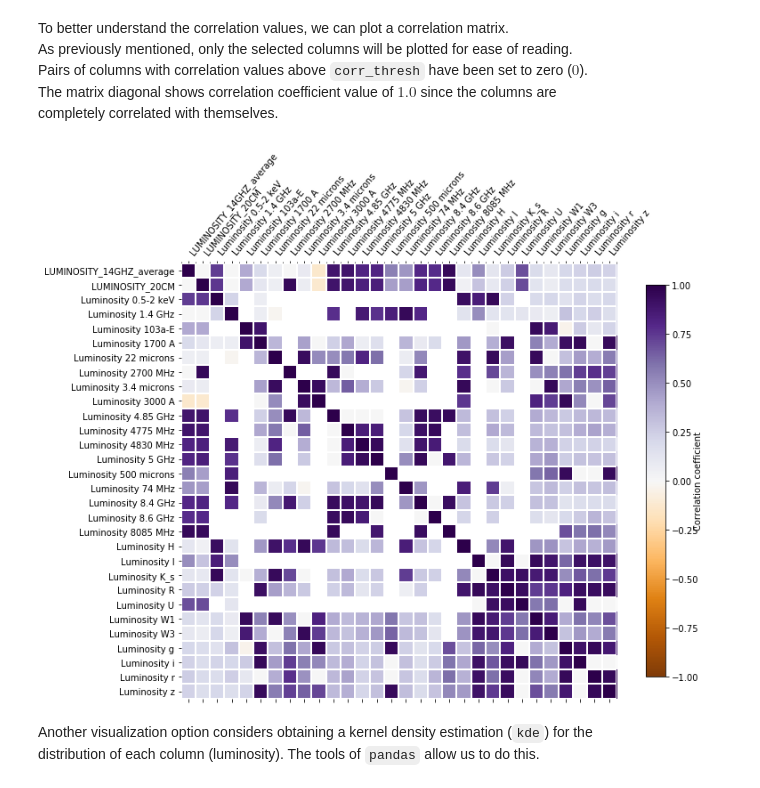
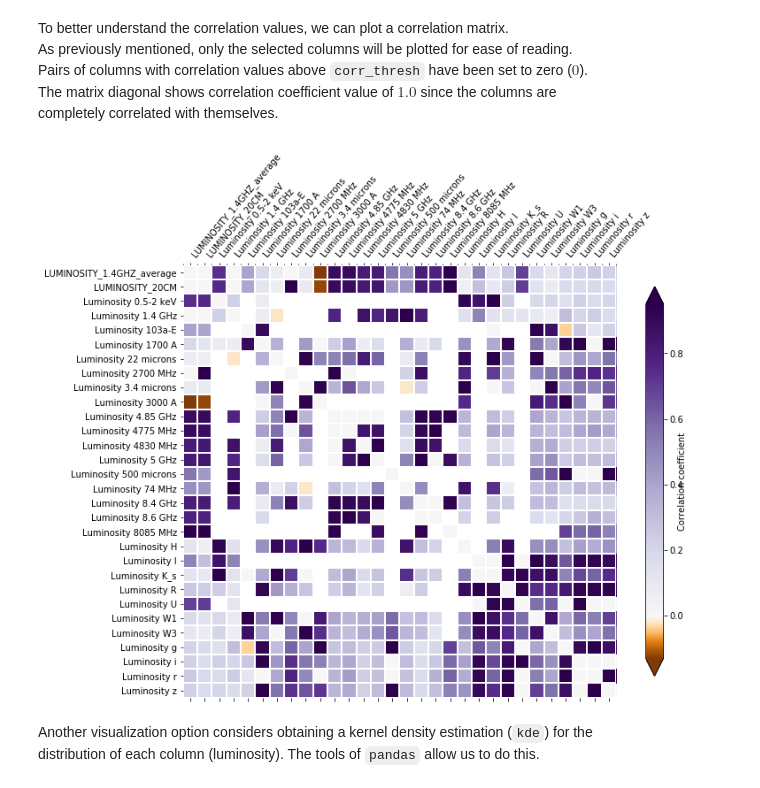
Before and after one commit to racarvajal/work_notes, a Jupyter notebook: Analyze_high_z_cat.ipynb, the cells around one changed output. Cells and saved outputs as stored; diff of their text form; code cells hidden in the pictures.

Commit message:
Improved colors

```diff
--- a/Analyze_high_z_cat.ipynb
+++ b/Analyze_high_z_cat.ipynb
@@ -89,3 +94,19 @@ def lum_from_flux(flux, redshift):  # Flux in mJy
+# %%
+class MidpointNormalize(mcolors.Normalize):
+	"""
+	Normalise the colorbar so that diverging bars work there way either side from a prescribed midpoint value)
+
+	e.g. im=ax1.imshow(array, norm=MidpointNormalize(midpoint=0.,vmin=-100, vmax=100))
+	"""
+	def __init__(self, vmin=None, vmax=None, midpoint=None, clip=False):
+		self.midpoint = midpoint
+		mcolors.Normalize.__init__(self, vmin, vmax, clip)
+
+	def __call__(self, value, clip=None):
+		# I'm ignoring masked values and all kinds of edge cases to make a
+		# simple example...
+		x, y = [self.vmin, self.midpoint, self.vmax], [0, 0.5, 1]
+		return np.ma.masked_array(np.interp(value, x, y), np.isnan(value))
 # %% [markdown]
 ---
 # %% [markdown]
@@ -179,7 +200,7 @@ frequencies and configurations.
 As a way to gather them, we can create a new column with the **average**
 (in `mJy`) of all the $1.4$ GHz fluxes.
 # %%
-large_catalog_df['F_14GHZ_average'] = (large_catalog_df[['Flux Density 1.4GHz', 'Flux Density 1.40 GHz',\
+large_catalog_df['F_1.4GHZ_average'] = (large_catalog_df[['Flux Density 1.4GHz', 'Flux Density 1.40 GHz',\
                                 'Flux Density 1.4 GHz', 'Flux Density 1420.5 MHz',\
                                 'Flux Density 1.42 GHz', 'Flux Density 1425 MHz',\
                                 'Flux Density 1410 MHz', 'Flux Density 1.4 GHz VLA B-array']].mean(axis=1) * 1e3 + large_catalog_df['F_20CM']) / 2
@@ -187,7 +208,7 @@ large_catalog_df['F_14GHZ_average'] = (large_catalog_df[['Flux Density 1.4GHz',
 From this new column, luminosities can be obtained and added to the recently created table.
 # %%
 # joined_lum_14GHz = lum_from_flux(large_catalog_df['JOINED_F_14GHZ'], redshift)
-lums_catalog_df['LUMINOSITY_14GHZ_average'] = lum_from_flux(large_catalog_df['F_14GHZ_average'], redshift)
+lums_catalog_df['LUMINOSITY_1.4GHZ_average'] = lum_from_flux(large_catalog_df['F_1.4GHZ_average'], redshift)
 # %% [markdown]
 As before, we can create a file to save the names of this new table with luminosities
 # %%
@@ -471,37 +512,47 @@ Pairs of columns with correlation values above `corr_thresh` have been set to ze
 The matrix diagonal shows correlation coefficient value of $1.0$ since the columns are
 completely correlated with themselves.
 # %%
-fig = plt.figure(figsize=(12,9))
-ax1 = fig.add_subplot(111)
+fig       = plt.figure(figsize=(12,9))
+ax1       = fig.add_subplot(111)
 
 cbarlabel = 'Correlation coefficient'
 
 # Mask values above correlation threshold (except diagonal values)
-arr_corr = corr.loc[cols_high_corr, cols_high_corr]
-arr_corr[(arr_corr > corr_thresh) & (arr_corr < 1)] = 0
-arr_corr[(arr_corr < -corr_thresh) & (arr_corr > -1)] = 0
+# arr_corr  = corr.loc[cols_high_corr, cols_high_corr]
+# arr_corr[(arr_corr > corr_thresh) & (arr_corr < 1)] = 0
+# arr_corr[(arr_corr < -corr_thresh) & (arr_corr > -1)] = 0
+# Mask values above correlation threshold (including diagonal values)
+arr_corr  = corr.loc[cols_high_corr, cols_high_corr]
+arr_corr[arr_corr > corr_thresh] = 0
+arr_corr[arr_corr < -corr_thresh] = 0
 
-cax  = ax1.matshow(arr_corr, cmap='PuOr', vmin=-1, vmax=1)
-cbar = fig.colorbar(cax, shrink=.90)
+
+vmin      = np.nanmin(arr_corr[arr_corr > -1].values)
+vmax      = np.nanmax(arr_corr[arr_corr < 1].values)
+midpoint  = 0.0
+norm      = MidpointNormalize(vmin=vmin, vmax=vmax, midpoint=midpoint)
+
+cax       = ax1.matshow(arr_corr, cmap='PuOr', vmin=vmin, vmax=vmax, norm=norm)
+cbar      = fig.colorbar(cax, shrink=.90, extend='both')
 cbar.ax.set_ylabel(cbarlabel, va="bottom")
 
 # Change visualization properties
 for edge, spine in ax1.spines.items():
     spine.set_visible(False)
 
-ticks = np.arange(0,len(cols_high_corr.tolist()),1)
+ticks     = np.arange(0,len(cols_high_corr.tolist()),1)
 ax1.set_xticks(np.arange(corr.loc[cols_high_corr, cols_high_corr].shape[1]+1)-.5, minor=True)
 ax1.set_yticks(np.arange(corr.loc[cols_high_corr, cols_high_corr].shape[0]+1)-.5, minor=True)
 ax1.set_xticks(ticks)
 ax1.set_yticks(ticks)
 ax1.set_xticklabels(cols_high_corr, rotation=50, horizontalalignment='left')
 ax1.set_yticklabels(cols_high_corr)
 ax1.grid(which="minor", color="w", linestyle='-', linewidth=int(num_of_corr / 9))
 ax1.tick_params(which="minor", bottom=False, left=False)
 
 ax1.set_aspect('equal')
 # %% [output]
-[figure, old version]
+[figure, new version]
 # %% [markdown]
 Another visualization option considers obtaining a kernel density estimation (`kde`) for the
 distribution of each column (luminosity). The tools of `pandas` allow us to do this.
```
Also changed, not shown: parts of 13 cells of this notebook.
